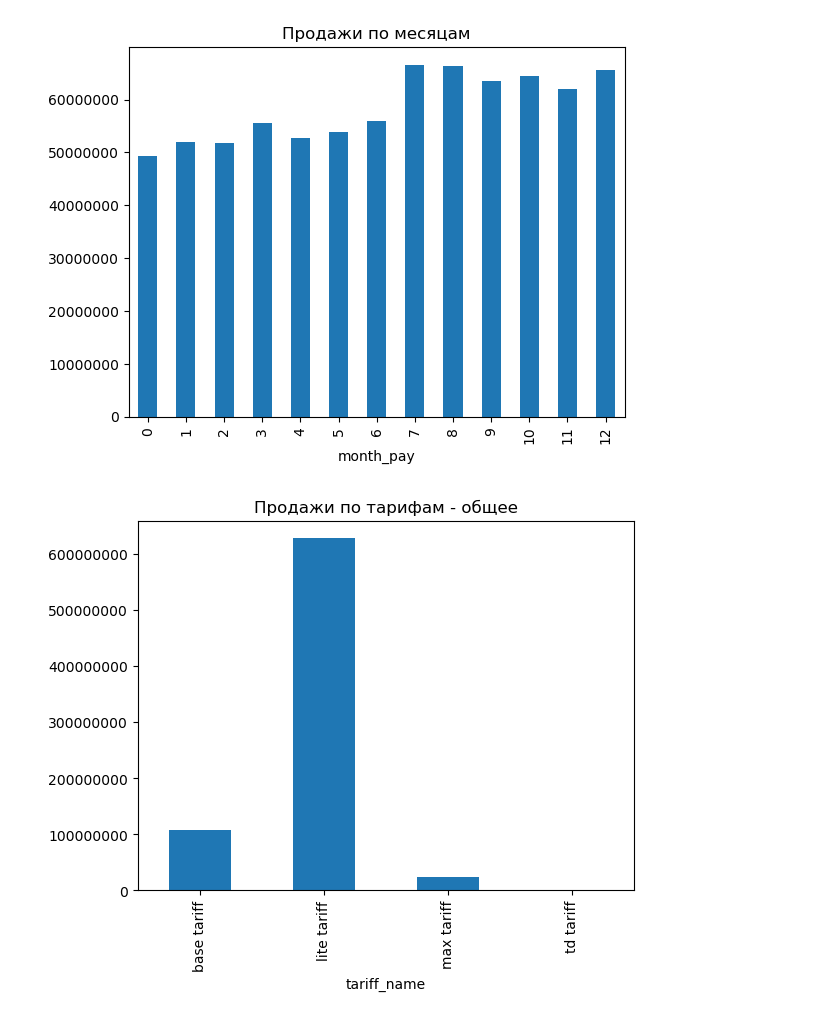
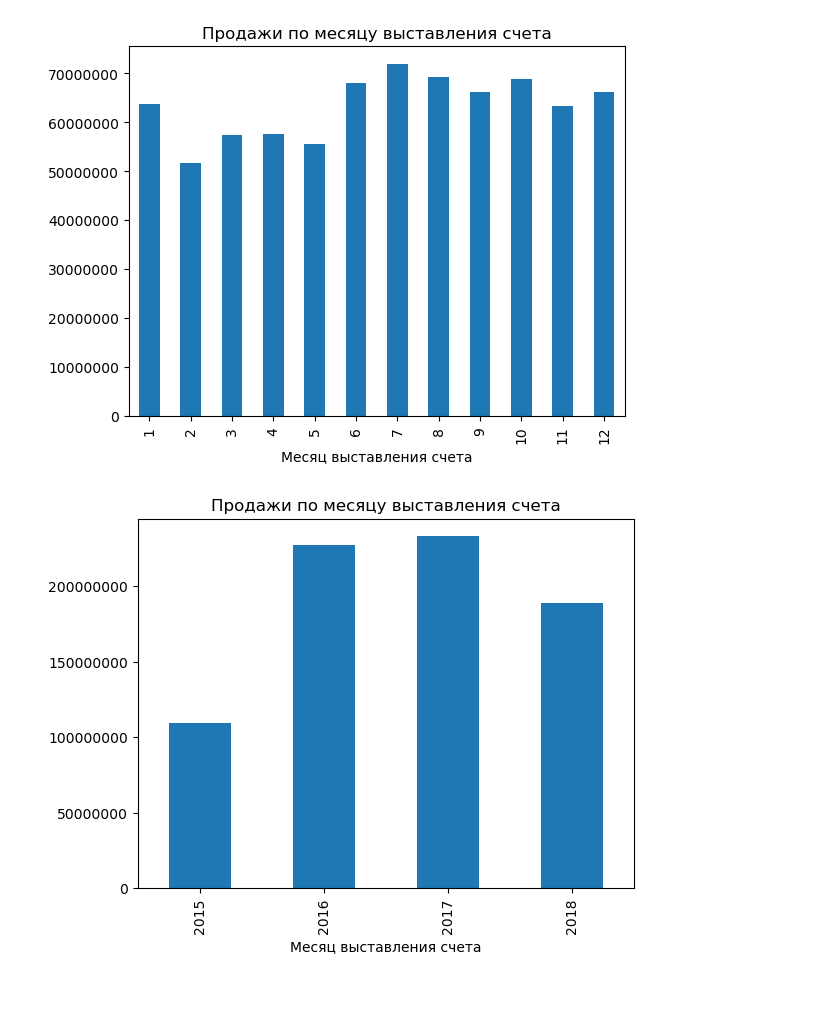
Before and after one commit to Ragnarok-039/-, a Jupyter notebook: Контур. Тестовое на продуктового аналитика/main.ipynb, the cells around one changed output. Cells and saved outputs as stored; diff of their text form; code cells hidden in the pictures; blank space fills up the shorter version.

Commit message:
Контур - update main.

```diff
--- a/Контур. Тестовое на продуктового аналитика/main.ipynb
+++ b/Контур. Тестовое на продуктового аналитика/main.ipynb
@@ -16,10 +20,13 @@ db = fr'{folder}\db\testDB.sqlite3'
 conn = sqlite3.connect(db)
 # %%
+# Функция для сокращения наименования тарифа.
+# Берем строку, начиная с "сроком на...".
 def clear_name(string):
     temp = string.split()
     return ' '.join(temp[4:])
 
 
+# Функция для получения укрупненной категории наименования тарифа.
 def tariff_name(string):
     if 'Лайт' in string:
         return 'lite tariff'
@@ -33,6 +40,7 @@ def tariff_name(string):
         return 'unknown tariff'
 
 
+# Функция для получения продолжительности тарифа.
 def tariff_duration(string):
     if 'на 6 мес.' in string:
         return '6 month'
@@ -54,50 +62,99 @@ def tariff_duration(string):
         return 'unknown duration'
 
 
+# SQL запрос для получения продаж из таблицы "Счета".
+# Считаю, что, если есть оплаченный счет, то была подтвержденная продажа.
+# Сам SQL запрос можно посмотреть в соответствующей папке.
+# Берем только одну категорию продукта - "Бухгалтерия.Контур".
 sql_sales = fr'{sql_folder}\sales.sql'
 sales = open(sql_sales).read()
 
+# Создаем датафрейм, помещаем в него результат выполнения SQL запроса.
 df_sales = pd.read_sql_query(sales, conn)
+# Преобразуем дату выставления счета и оплаты счета в тип "дата".
 df_sales[['BDate', 'PayDate']] = df_sales[['BDate', 'PayDate']].apply(pd.to_datetime)
+
+# Выделяем из даты выставления счета соответствующий месяц для анализа.
+df_sales['month_bill'] = df_sales['BDate'].dt.month
+
+# Выделяем из даты выставления счета соответствующий месяц для анализа.
+df_sales['year_bill'] = df_sales['BDate'].dt.year
+
+# Выделяем из даты оплаты счета соответствующий месяц для анализа.
+# Заменяем пустые значения на 0.
+# Преобразуем к типу "int".
 df_sales['month_pay'] = df_sales['PayDate'].dt.month
 df_sales['month_pay'].fillna(0, inplace=True)
 df_sales['month_pay'] = df_sales['month_pay'].astype('int64')
+
+# Выделяем из даты оплаты счета соответствующий месяц для анализа.
+# Заменяем пустые значения на 0.
+# Преобразуем к типу "int".
+df_sales['year_pay'] = df_sales['PayDate'].dt.year
+df_sales['year_pay'].fillna(0, inplace=True)
+df_sales['year_pay'] = df_sales['year_pay'].astype('int64')
+
+# Создаем новый стобец с сокращенным наименованием тарифа.
 df_sales['new_name'] = df_sales['piName'].apply(clear_name)
+
+# Создаем новый столбец с категорией тарифа.
 df_sales['tariff_name'] = df_sales['new_name'].apply(tariff_name)
+
+# Создаем новыйц столбец с продолжительностью тарифа.
 df_sales['tariff_duration'] = df_sales['new_name'].apply(tariff_duration)
 
-# df_sales.to_csv(fr'{files_folder}\sales.csv', index=False, sep=';', encoding='utf-8')
+# Запишем датафрейм в csv для анализа либо для построения дашбордов в других системах.
+df_sales.to_csv(fr'{files_folder}\sales.csv', index=False, sep=';', encoding='utf-8')
+
+df_sum_by_bill_month = df_sales[['Cost', 'month_bill']].groupby('month_bill')['Cost'].agg('sum')
+df_sum_by_bill_year = df_sales[['Cost', 'year_bill']].groupby('year_bill')['Cost'].agg('sum')
 
 df_pay_sum_by_month = df_sales[['Cost', 'month_pay']].groupby('month_pay')['Cost'].agg('sum')
+df_pay_sum_by_year = df_sales[['Cost', 'year_pay']].groupby('year_pay')['Cost'].agg('sum')
+
 df_pay_sum_by_name = df_sales[['Cost', 'new_name']].groupby('new_name')['Cost'].agg('sum')
 df_pay_sum_by_tariff_name = df_sales[['Cost', 'tariff_name']].groupby('tariff_name')['Cost'].agg('sum')
 df_pay_sum_by_tariff_duration = df_sales[['Cost', 'tariff_duration']].groupby('tariff_duration')['Cost'].agg('sum')
 
-print(df_pay_sum_by_month.keys())
-print(df_sales.info())
-print(df_sales.head())
-print('-' * 30)
-print(df_pay_sum_by_month.head())
-print('-' * 30)
+df_sum_by_bill_month.plot(kind = 'bar')
+plt.title('Продажи по месяцу выставления счета')
+plt.ticklabel_format(style = 'plain', axis='y')
+plt.xlabel('Месяц выставления счета', horizontalalignment='center')
+plt.show()
 
-# df_pay_sum_by_month.plot(kind = 'bar', y='Cost')
+df_sum_by_bill_year.plot(kind = 'bar')
+plt.title('Продажи по месяцу выставления счета')
+plt.ticklabel_format(style = 'plain', axis='y')
+plt.xlabel('Месяц выставления счета', horizontalalignment='center')
+plt.show()
+
 df_pay_sum_by_month.plot(kind = 'bar')
-plt.title('Продажи по месяцам')
+plt.title('Продажи по месяцу оплаты счета')
 plt.ticklabel_format(style = 'plain', axis='y')
+plt.xlabel('Месяц оплаты счета', horizontalalignment='center')
+plt.show()
+
+df_pay_sum_by_year.plot(kind = 'bar')
+plt.title('Продажи по месяцу оплаты счета')
+plt.ticklabel_format(style = 'plain', axis='y')
+plt.xlabel('Месяц оплаты счета', horizontalalignment='center')
 plt.show()
 
 df_pay_sum_by_tariff_name.plot(kind = 'bar')
 plt.title('Продажи по тарифам - общее')
 plt.ticklabel_format(style = 'plain', axis='y')
+plt.xlabel('Категория тарифа', horizontalalignment='center')
 plt.show()
 
 df_pay_sum_by_name.plot(kind = 'bar')
 plt.title('Продажи по тарифам - подробнее')
 plt.ticklabel_format(style = 'plain', axis='y')
+plt.xlabel('Наименование тарифа', horizontalalignment='center')
 plt.show()
 
 df_pay_sum_by_tariff_duration.plot(kind = 'bar')
 plt.title('Продажи по продолжительности тарифа')
 plt.ticklabel_format(style = 'plain', axis='y')
+plt.xlabel('Месяц продажи', horizontalalignment='center')
 plt.show()
 # %% [output]
@@ -121,2 +161,2 @@ Name: Cost, dtype: float64
-[figure, old version]
+[figure, new version]
-[figure, old version]
+[figure, new version]
```
Also changed, not shown: parts of 2 cells of this notebook.
